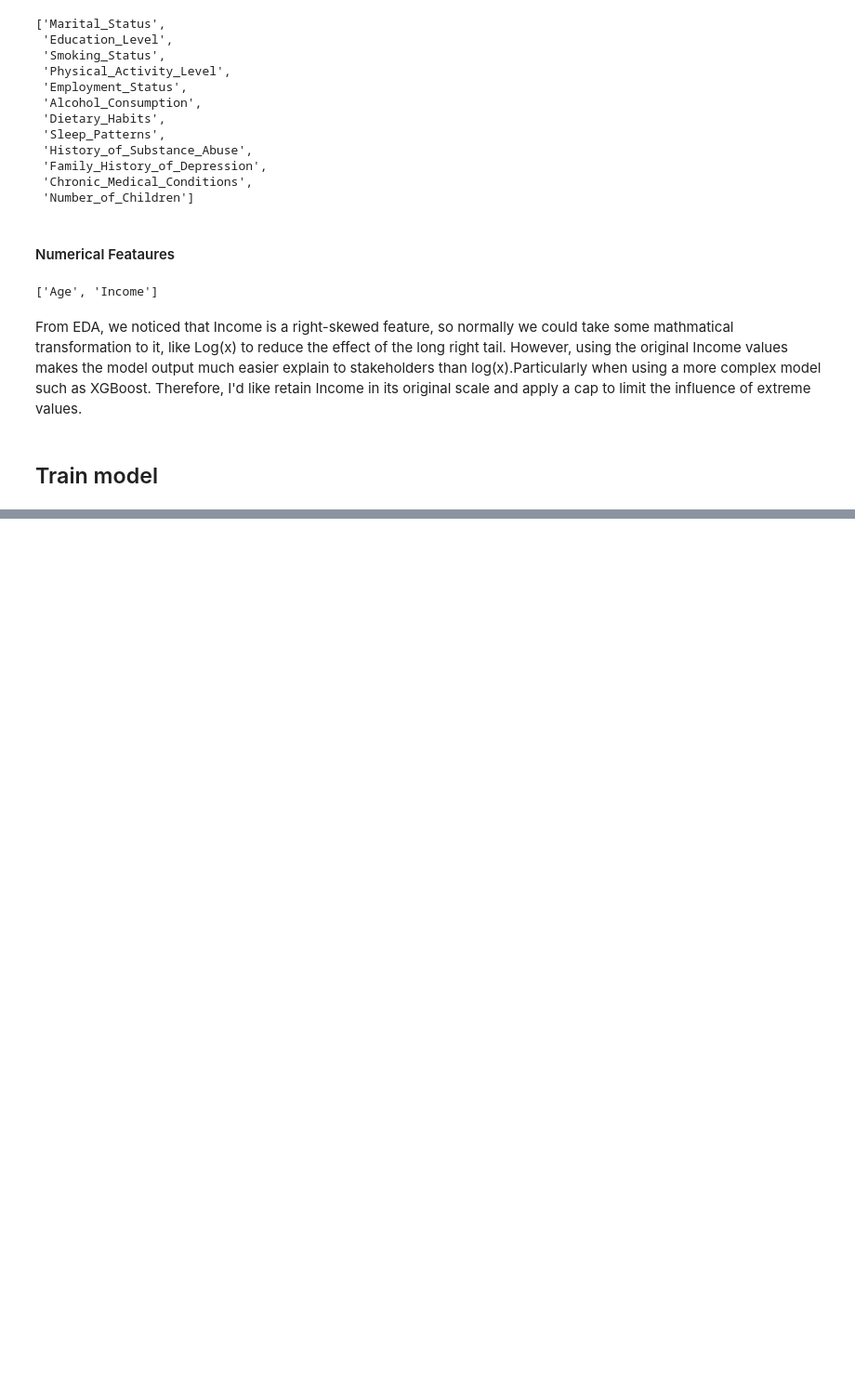
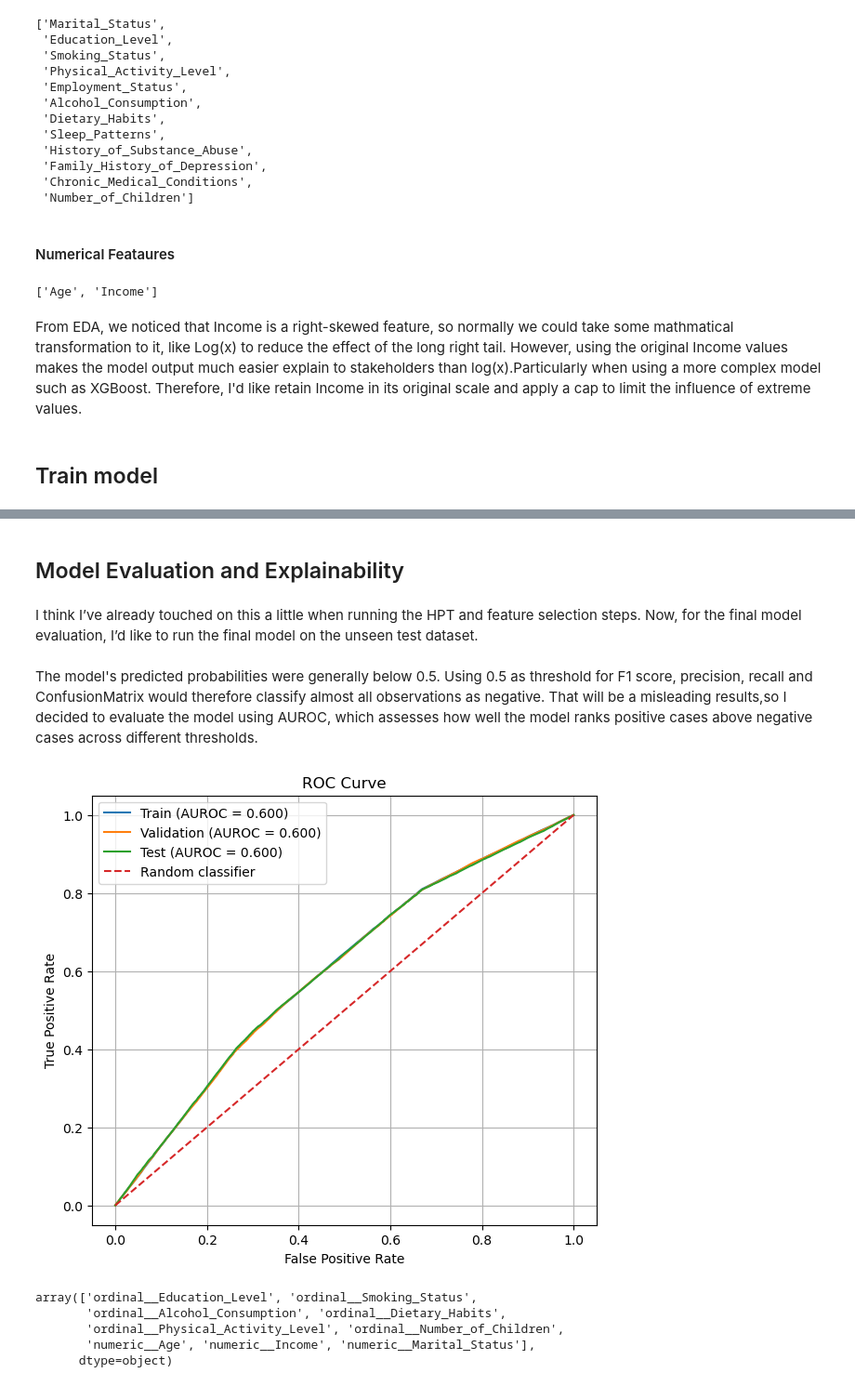
Before and after one commit to LunaJiang188/Mental-health-prediction, a Jupyter notebook: src/modelling.ipynb, the cells around one changed output, grey strips where cells are left out. Shown at 93% size. Saved outputs shown, nothing was run; the diff lists cells and outputs as text; code cells hidden in the pictures; blank space fills up the shorter version.

```diff
--- a/src/modelling.ipynb
+++ b/src/modelling.ipynb
@@ -311,0 +392,11 @@ based on the results, ill remove bottom features.
+# %%
+reduced_preprocessor = ColumnTransformer(
+    transformers=[
+        ("ordinal", reduced_ordinal_encoder, reduced_ordinal_features),
+        ("numeric", "passthrough", reduced_num_features)
+    ]
+)
+# %%
+X_train_reduced = reduced_preprocessor.fit_transform(X_train)
+X_val_reduced = reduced_preprocessor.transform(X_val)
+X_test_reduced = reduced_preprocessor.transform(X_test)
@@ -311,0 +833,34 @@ based on the results, ill remove bottom features.
+# %% [markdown]
+## Model Evaluation and Explainability
+# %% [markdown]
+I think I’ve already touched on this a little when running the HPT and feature selection steps.
+Now, for the final model evaluation, I’d like to run the final model on the unseen test dataset.
+# %% [markdown]
+The model's predicted probabilities were generally below 0.5. Using 0.5 as threshold for F1 score, precision, recall and ConfusionMatrix would therefore classify almost all observations as negative. That will be a misleading results,so I decided to evaluate the model using AUROC, which assesses how well the model ranks positive cases above negative cases across different thresholds.
+# %%
+y_train_prob = xgb_hpt.predict_proba(X_train_reduced)[:, 1]
+y_val_prob = xgb_hpt.predict_proba(X_val_reduced)[:, 1]
+fpr_train, tpr_train, _ = roc_curve(y_train, y_train_prob)
+fpr_val, tpr_val, _ = roc_curve(y_val, y_val_prob)
+# %%
+y_test_prob = xgb_hpt.predict_proba(X_test_reduced)[:, 1]
+fpr_test, tpr_test, _ = roc_curve(y_test, y_test_prob)
+auroc_train = roc_auc_score(y_train, y_train_prob)
+auroc_val = roc_auc_score(y_val, y_val_prob)
+auroc_test = roc_auc_score(y_test, y_test_prob)
+
+# Plot ROC curve
+plt.figure(figsize=(7, 6))
+plt.plot(fpr_train, tpr_train, label=f"Train (AUROC = {auroc_train:.3f})")
+plt.plot(fpr_val, tpr_val, label=f"Validation (AUROC = {auroc_val:.3f})")
+plt.plot(fpr_test, tpr_test, label=f"Test (AUROC = {auroc_test:.3f})")
+plt.plot([0, 1],[0, 1], linestyle="--", label="Random classifier")
+
+plt.xlabel("False Positive Rate")
+plt.ylabel("True Positive Rate")
+plt.title("ROC Curve")
+plt.legend()
+plt.grid(True)
+plt.show()
+# %% [output]
+[figure, added]
@@ -311,0 +871,8 @@ based on the results, ill remove bottom features.
+# %%
+feature_names
+# %% [output]
+array(['ordinal__Education_Level', 'ordinal__Smoking_Status',
+       'ordinal__Alcohol_Consumption', 'ordinal__Dietary_Habits',
+       'ordinal__Physical_Activity_Level', 'ordinal__Number_of_Children',
+       'numeric__Age', 'numeric__Income', 'numeric__Marital_Status'],
+      dtype=object)
```
Also changed, not shown: parts of 43 cells of this notebook, 1 other file.
